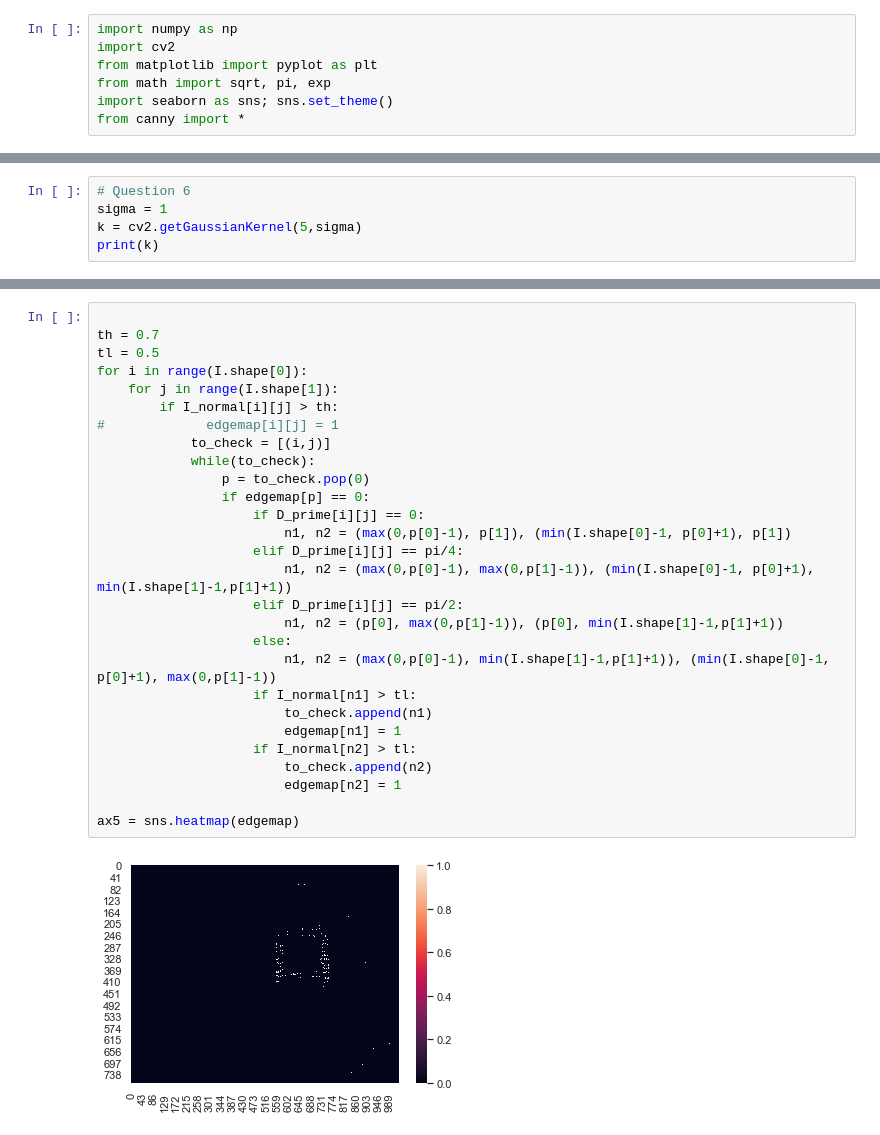
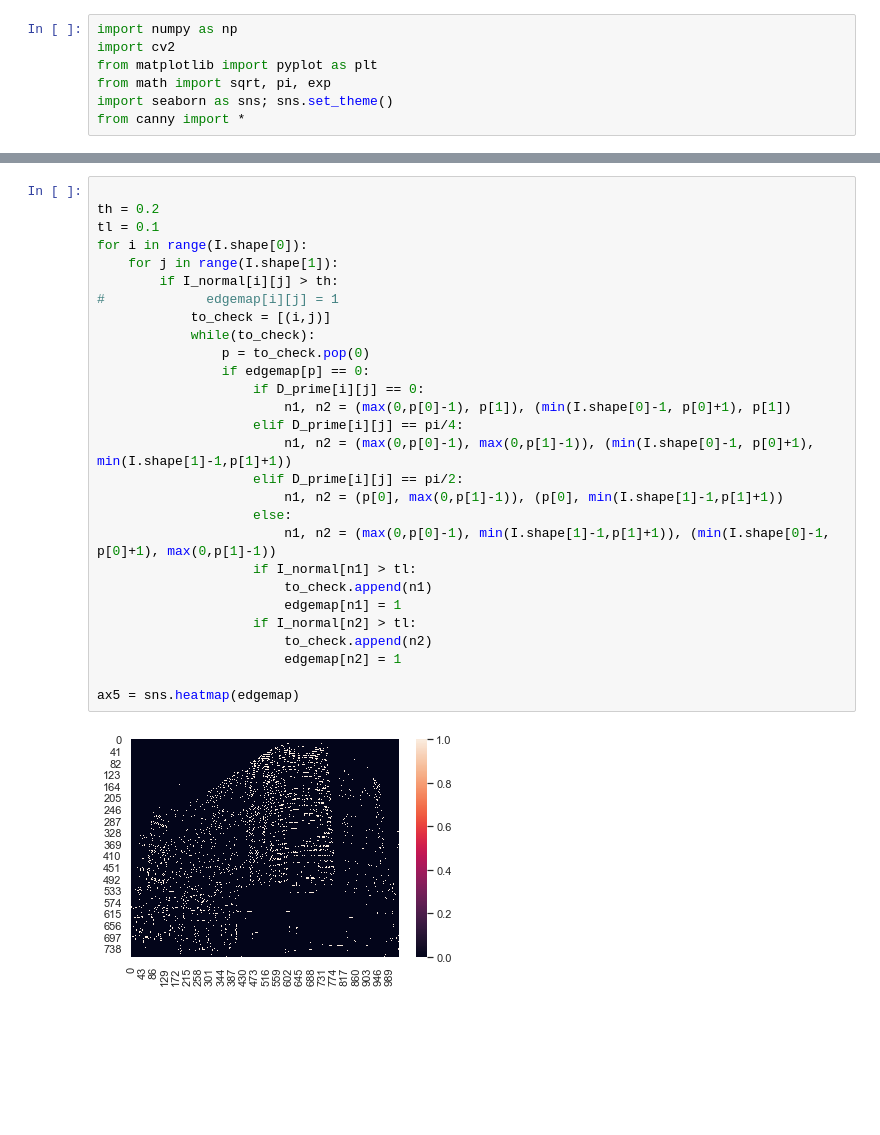
Before and after one commit to kwantlin/student-assignment-1, a Jupyter notebook: hw1.ipynb, the cells around one changed output, grey strips where cells are left out. Cells and saved outputs as stored; diff of their text form; blank space fills up the shorter version.

```diff
--- a/hw1.ipynb
+++ b/hw1.ipynb
@@ -32,8 +34,3 @@ for k in [1.2, 1.4, 1.6, 1.8, 2.0]:
 [figure]
 [figure]
 [figure]
-# %%
-# Question 6
-sigma = 1
-k = cv2.getGaussianKernel(5,sigma)
-print(k)
@@ -218,30 +280,30 @@ normalized I
 # %%
 
-th = 0.7
-tl = 0.5
+th = 0.2
+tl = 0.1
 for i in range(I.shape[0]):
     for j in range(I.shape[1]):
         if I_normal[i][j] > th:
 #             edgemap[i][j] = 1
             to_check = [(i,j)]
             while(to_check):
                 p = to_check.pop(0)
                 if edgemap[p] == 0:
                     if D_prime[i][j] == 0:
                         n1, n2 = (max(0,p[0]-1), p[1]), (min(I.shape[0]-1, p[0]+1), p[1])
                     elif D_prime[i][j] == pi/4:
                         n1, n2 = (max(0,p[0]-1), max(0,p[1]-1)), (min(I.shape[0]-1, p[0]+1), min(I.shape[1]-1,p[1]+1))
                     elif D_prime[i][j] == pi/2:
                         n1, n2 = (p[0], max(0,p[1]-1)), (p[0], min(I.shape[1]-1,p[1]+1))
                     else:
                         n1, n2 = (max(0,p[0]-1), min(I.shape[1]-1,p[1]+1)), (min(I.shape[0]-1, p[0]+1), max(0,p[1]-1))
                     if I_normal[n1] > tl:
                         to_check.append(n1)
                         edgemap[n1] = 1
                     if I_normal[n2] > tl:
                         to_check.append(n2)
                         edgemap[n2] = 1
 
 ax5 = sns.heatmap(edgemap)
 # %% [output]
-[figure, old version]
+[figure, new version]
```
Also changed, not shown: parts of 24 cells of this notebook, 17 other files.
